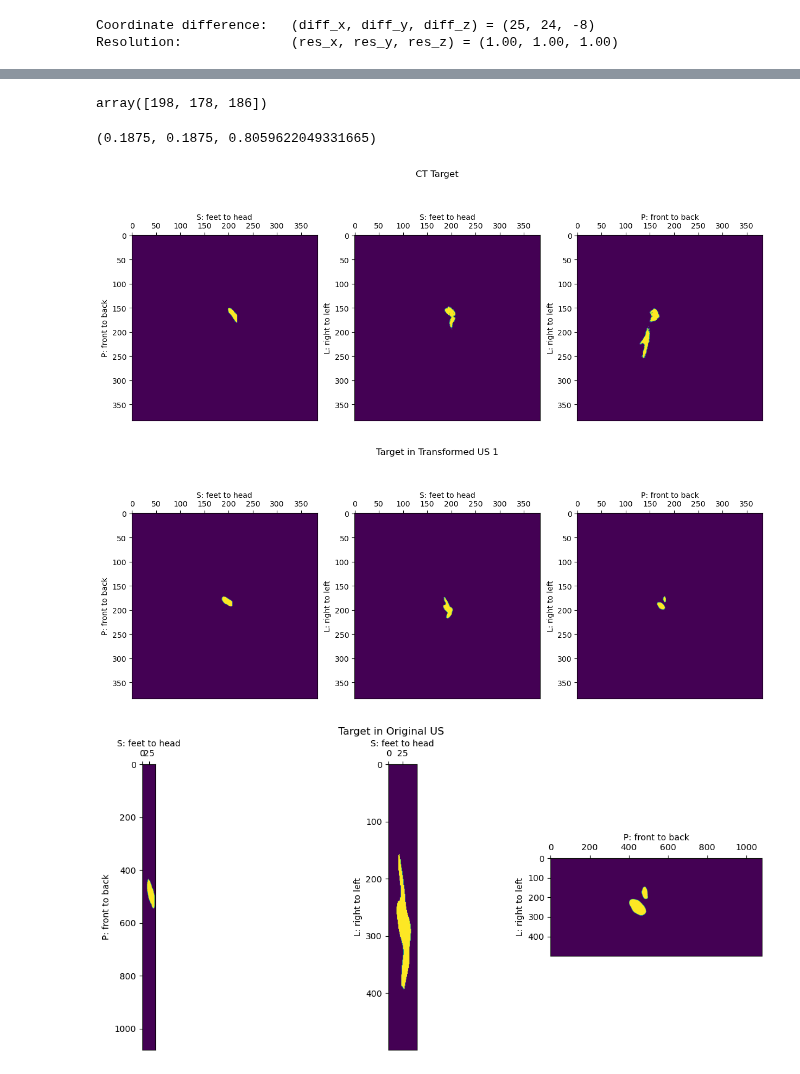
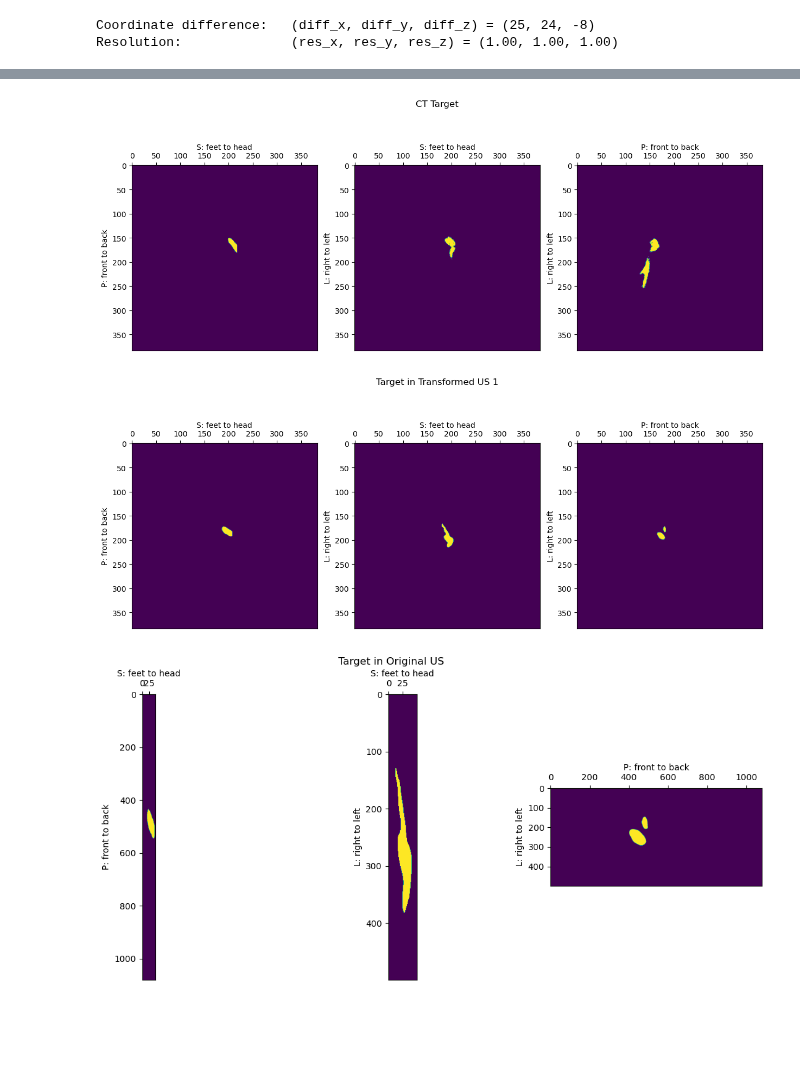
Before and after one commit to CoNG-harvard/robotic-ultrasound, a Jupyter notebook: scripts/Registration3D/coordinate_mapping_reverse.ipynb, the cells around one changed output, grey strips where cells are left out. Saved outputs shown, nothing was run; the diff lists cells and outputs as text; code cells hidden in the pictures; blank space fills up the shorter version.

```diff
--- a/scripts/Registration3D/coordinate_mapping_reverse.ipynb
+++ b/scripts/Registration3D/coordinate_mapping_reverse.ipynb
@@ -214,8 +211,8 @@ img_ct = interp3(x, y, z, tmp_ct_img, xr, yr, zr)
 x = (np.linspace(0, us_shape[0]-1, us_shape[0]) - (us_shape[0]-1)/2.0)*us_res[0]
 y = (np.linspace(0, us_shape[1]-1, us_shape[1]) - (us_shape[1]-1)/2.0)*us_res[1]
 z = (np.linspace(0, us_shape[2]-1, us_shape[2]) - (us_shape[2]-1)/2.0)*us_res[2]
-img_us = interp3(x, y, z, us_img_0, xr, yr, zr)
-###### The center pixel of img_us and has the same continuous coordinate as the center pixel of us_img_0. ######
+us_img_1 = interp3(x, y, z, us_img_0, xr, yr, zr)
+###### The center pixel of us_img_1 and has the same continuous coordinate as the center pixel of us_img_0. ######
 # %%
 plt.figure(figsize=(15,6))
 tmp = img_ct
@@ -238,7 +235,7 @@ sitk.WriteImage(fixed_image,'vessel_ct_resample.nii.gz')
 # %%
 # First, we calculate the centroid and move (=attach) ultrasound image to ct image
 
-cx_us, cy_us, cz_us = np.round(centroid3(np.squeeze(img_us))).astype(np.int32)
+cx_us, cy_us, cz_us = np.round(centroid3(np.squeeze(us_img_1))).astype(np.int32)
 cx_ct, cy_ct, cz_ct = np.round(centroid3(np.squeeze(img_ct))).astype(np.int32)
 diff_x = cx_us-cx_ct
 diff_y = cy_us-cy_ct
@@ -253,7 +250,7 @@ from SimpleITK import TranslationTransform
 # Usually vessel images are apart from each other.
 # Move the ultrasound image using centroid: now ultrasound and ct vessels are close, which is good for the rigid registration.
 
-img_us_move_centroid = interp3((xr-diff_x), (yr-diff_y), (zr-diff_z), img_us, xr, yr, zr)
+img_us_move_centroid = interp3((xr-diff_x), (yr-diff_y), (zr-diff_z), us_img_1, xr, yr, zr)
 moving_image = sitk.GetImageFromArray(img_us_move_centroid)
 moving_image.SetSpacing((ref_dx,ref_dy,ref_dz))
 # %%
@@ -306,14 +303,6 @@ itk::simple::CompositeTransform
 # %%
 moving_reg = sitk.Resample(moving_image, fixed_image, rigid_transform, sitk.sitkLinear, 0.0, moving_image.GetPixelID())
 sitk.WriteImage(moving_reg,'vessel_reg.nii.gz')
-# %%
-us_loc
-# %% [output]
-array([198, 178, 186])
-# %%
-us_res
-# %% [output]
-(0.1875, 0.1875, 0.8059622049331665)
 # %%
 def loc2pixel(loc,spacing):
     spacing = np.array(spacing)
@@ -326,33 +315,33 @@ img_ct_final = (sitk.GetArrayFromImage(fixed_image)).astype(np.float32)
 img_us_final = (sitk.GetArrayFromImage(moving_reg)).astype(np.float32)
 
 
 target_loc = centroid3(img_ct_final)+ np.array([0,0,6])
 # target_loc = np.array(centroid3(img_ct_final))
 target_pixel = loc2pixel(target_loc,fixed_image.GetSpacing())
 
 plt.figure(figsize=(15,6))
 plot_img_at(img_ct_final,target_pixel)
 plt.suptitle("CT Target")
 plt.show()
 
 inv = rigid_transform.GetInverse()
 us_loc_1 = inv.TransformPoint(target_loc.astype(float))
 us_loc_1 += np.array([diff_x,diff_y,diff_z])
 us_pixel_1 = loc2pixel(us_loc_1,moving_image.GetSpacing())
 
 plt.figure(figsize=(15,6))
-plot_img_at(img_us,us_pixel_1)
+plot_img_at(us_img_1,us_pixel_1)
 plt.suptitle("Target in Transformed US 1")
 plt.show()
 
 
-us_loc_0 = pixel2loc(us_pixel_1 - np.array(img_us.shape)/2,moving_image.GetSpacing())
+us_loc_0 = pixel2loc(us_pixel_1 - np.array(us_img_1.shape)/2,moving_image.GetSpacing())
 us_pixel_0 = loc2pixel(us_loc_0,us_res)+np.array(us_img_0.shape)//2
 plt.figure(figsize=(15,6))
 plot_img_at(us_img_0,us_pixel_0)
 plt.suptitle("Target in Original US")
 plt.show()
 # %% [output]
 [figure]
 [figure]
-[figure, old version]
+[figure, new version]
```
Also changed, not shown: parts of 4 cells of this notebook.
